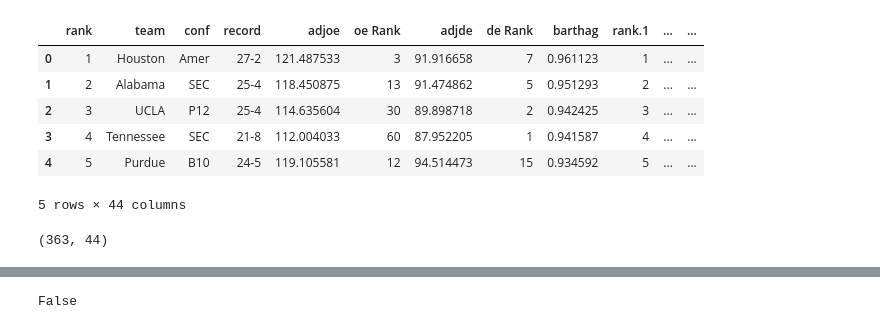
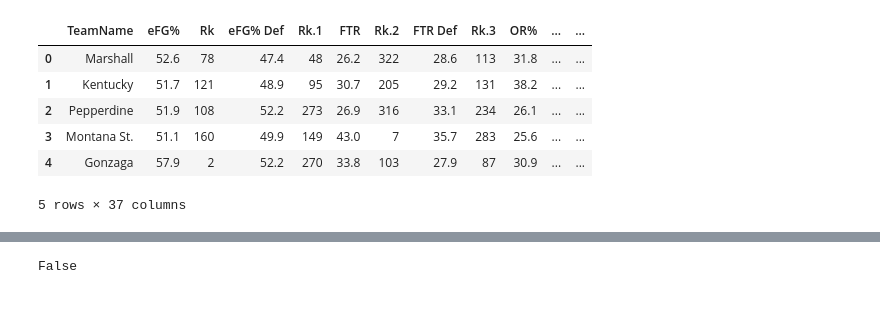
Before and after one commit to laceymalarky/eda_college_basketball, a Jupyter notebook: >ncaa_team_stats.ipynb, the cells around one changed output, grey strips where cells are left out. Drawn from its saved outputs; the diff is of its cells as text; code cells hidden in the pictures.

```diff
--- a/>ncaa_team_stats.ipynb
+++ b/>ncaa_team_stats.ipynb
@@ -5,23 +6,15 @@ import streamlit as st
 # %%
-# Load data from https://barttorvik.com/trank.php#
+# Load team data from https://barttorvik.com/trank.php#
 # http://barttorvik.com/2023_team_results.csv
-#data = pd.read_csv('/Users/laceymalarky/Downloads/2023_team_results.csv', index_col=False)
 
-#url = 'http://barttorvik.com/2023_team_results.csv'
-#response = requests.get(url).content
-#data_test = pd.read_csv(io.StringIO(response.decode('utf-8')))
-
-data = pd.read_csv('http://barttorvik.com/2023_team_results.csv', index_col = False)
-data.head()
+teams = pd.read_csv('http://barttorvik.com/2023_team_results.csv', index_col = False)
+teams2 = pd.read_csv('http://barttorvik.com/2023_fffinal.csv', index_col = False)
+teams2.head()
 # %% [output]
-|  | rank | team | conf | record | adjoe | oe Rank | adjde | de Rank | barthag | rank.1 | ... | ... |
-| 0 | 1 | Houston | Amer | 27-2 | 121.487533 | 3 | 91.916658 | 7 | 0.961123 | 1 | ... | ... |
-| 1 | 2 | Alabama | SEC | 25-4 | 118.450875 | 13 | 91.474862 | 5 | 0.951293 | 2 | ... | ... |
-| 2 | 3 | UCLA | P12 | 25-4 | 114.635604 | 30 | 89.898718 | 2 | 0.942425 | 3 | ... | ... |
-| 3 | 4 | Tennessee | SEC | 21-8 | 112.004033 | 60 | 87.952205 | 1 | 0.941587 | 4 | ... | ... |
-| 4 | 5 | Purdue | B10 | 24-5 | 119.105581 | 12 | 94.514473 | 15 | 0.934592 | 5 | ... | ... |
+|  | TeamName | eFG% | Rk | eFG% Def | Rk.1 | FTR | Rk.2 | FTR Def | Rk.3 | OR% | ... | ... |
+| 0 | Marshall | 52.6 | 78 | 47.4 | 48 | 26.2 | 322 | 28.6 | 113 | 31.8 | ... | ... |
+| 1 | Kentucky | 51.7 | 121 | 48.9 | 95 | 30.7 | 205 | 29.2 | 131 | 38.2 | ... | ... |
+| 2 | Pepperdine | 51.9 | 108 | 52.2 | 273 | 26.9 | 316 | 33.1 | 234 | 26.1 | ... | ... |
+| 3 | Montana St. | 51.1 | 160 | 49.9 | 149 | 43.0 | 7 | 35.7 | 283 | 25.6 | ... | ... |
+| 4 | Gonzaga | 57.9 | 2 | 52.2 | 270 | 33.8 | 103 | 27.9 | 87 | 30.9 | ... | ... |
-5 rows × 44 columns
+5 rows × 37 columns
-# %%
-data.shape
-# %% [output]
-(363, 44)
```
Also changed, not shown: parts of 30 cells of this notebook, 1 other file.
